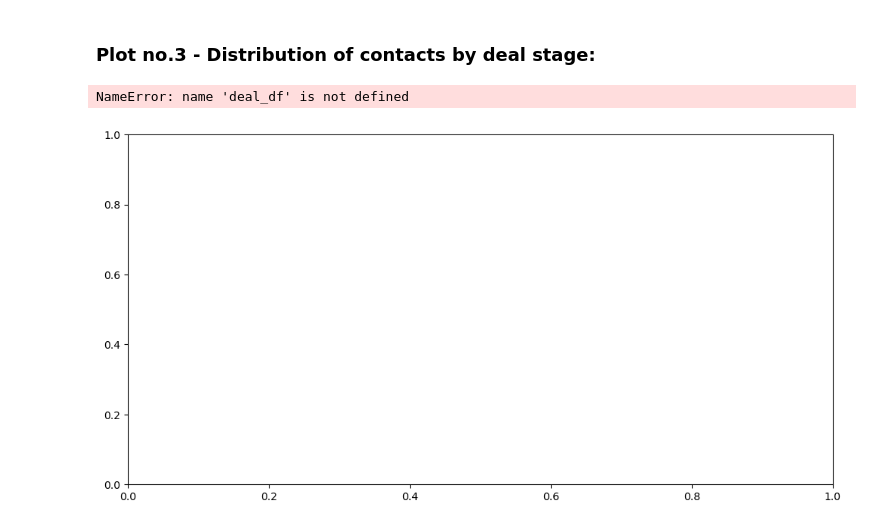
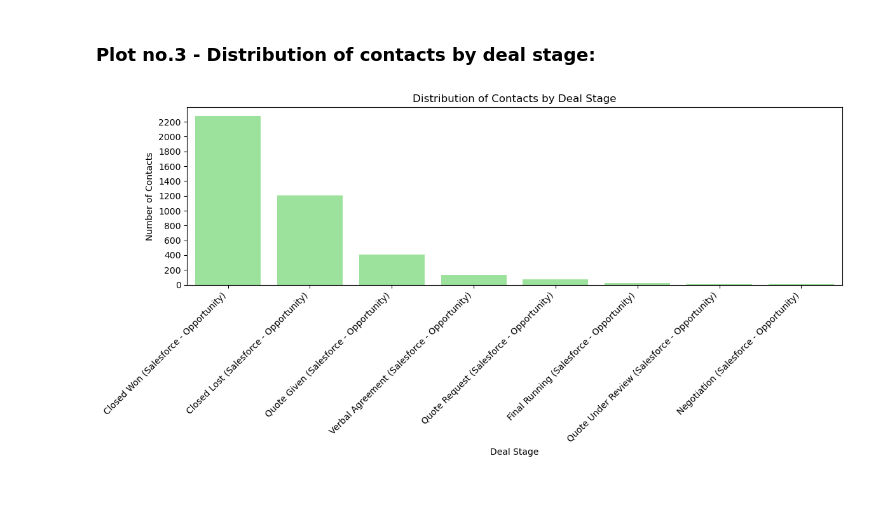
Before and after one commit to tihana-gray/pfda-big_project, a Jupyter notebook: customer_analysis.ipynb, the cells around one changed output. Saved outputs shown, nothing was run; the diff lists cells and outputs as text; code cells hidden in the pictures; blank space fills up the shorter version.

Commit message:
plot no. 3 - distribution of contacts by deal stage - fix on missing dataframe structure

```diff
--- a/customer_analysis.ipynb
+++ b/customer_analysis.ipynb
@@ -541,37 +541,46 @@ Key observations on Plot no.2:
 deal_stage_counts = df['Deal Stage'].value_counts()
 # .value_counts() counts occurrences of each category.
 # 📚 Reference: https://pandas.pydata.org/docs/reference/api/pandas.Series.value_counts.html
+
+# Dataframe for seaborn:
+deal_df = deal_stage_counts.reset_index()
+# .reset_index() converts the Series returned by value_counts() into a DataFrame.
+# This is necessary because seaborn requires a DataFrame with named columns.
+# Reference: https://pandas.pydata.org/docs/reference/api/pandas.Series.reset_index.html
+
+deal_df.columns = ['Deal Stage', 'Count']
+# Renames the automatically generated columns to labels.
+# Reference: https://pandas.pydata.org/docs/reference/api/pandas.DataFrame.columns.html
 
 # Creating figure and axes:
 fig, ax = plt.subplots(figsize=(12, 6))
 # 📚 Reference: https://matplotlib.org/stable/api/_as_gen/matplotlib.pyplot.subplots.html
 
 # Plotting the bar chart with seaborn:
 sns.barplot(data=deal_df, x='Deal Stage', y='Count', color='lightgreen', ax=ax)
 # seaborn.barplot creates a bar chart.
 # 📚 Reference: https://seaborn.pydata.org/generated/seaborn.barplot.html
 
 # Labeling the axes and title:
 ax.set_xlabel('Deal Stage')
 ax.set_ylabel('Number of Contacts')
 ax.set_title('Distribution of Contacts by Deal Stage')
 # 📚 Reference: https://matplotlib.org/stable/api/_as_gen/matplotlib.axes.Axes.set_title.html
 
 # Rotating x labels:
 plt.xticks(rotation=45, ha='right')
 
 # Adding y-axis ticks using MultipleLocator:
-ax.yaxis.set_major_locator(ticker.MultipleLocator(2000))
+ax.yaxis.set_major_locator(ticker.MultipleLocator(200))
 # Sets ticks every 2000 units.
 # 📚 Reference: https://matplotlib.org/stable/gallery/ticks/tick-locators.html
 
 plt.tight_layout()
 
 # Saving the figure to the plots folder:
 plt.savefig("plots/deal_stage_distribution_seaborn.png", dpi=300, bbox_inches='tight')
 # 📚 Reference: https://matplotlib.org/stable/api/_as_gen/matplotlib.pyplot.savefig.html
 
 plt.show()
 # %% [output]
-NameError: name 'deal_df' is not defined
-[figure, old version]
+[figure, new version]
```
Also changed, not shown: 1 other file.
